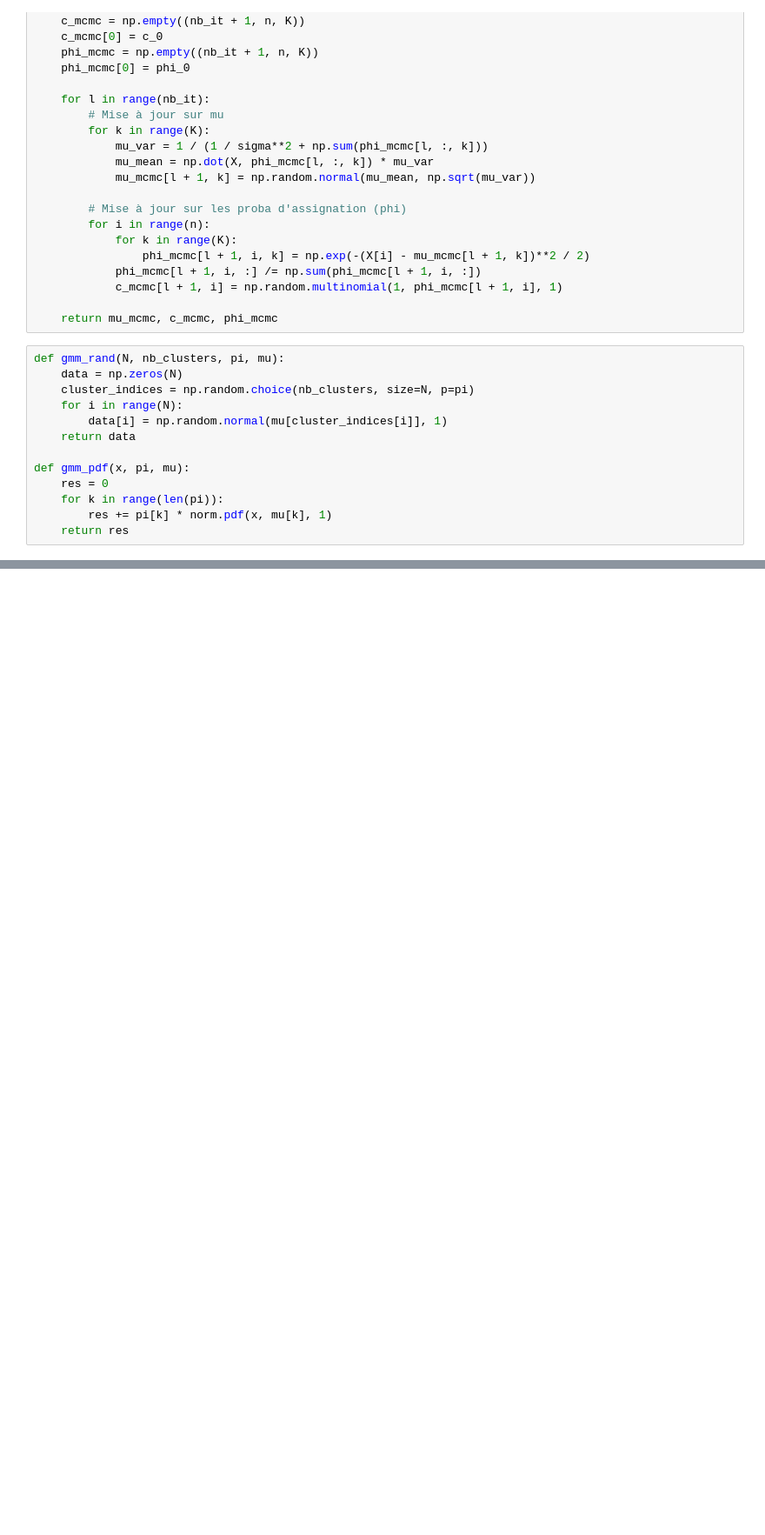
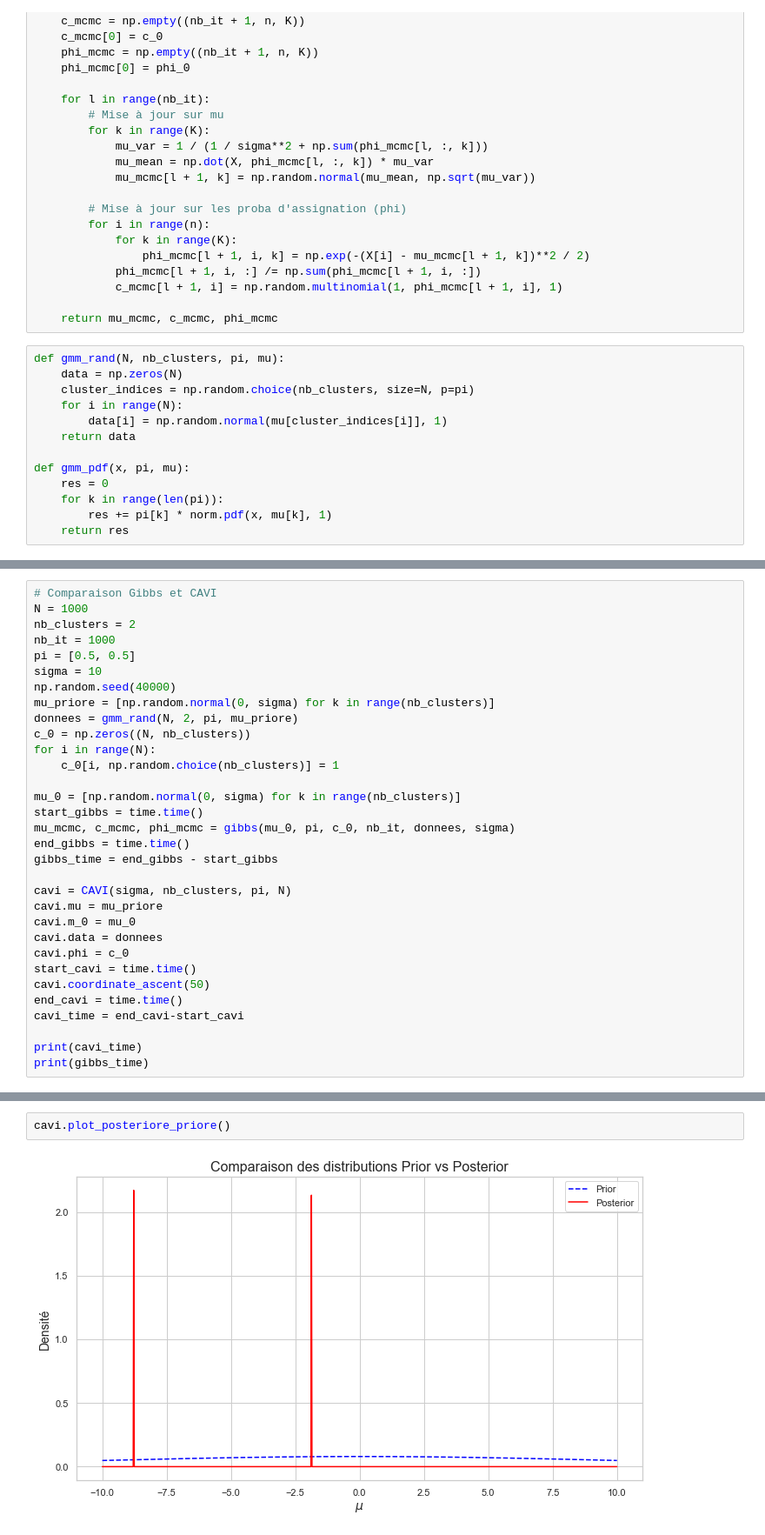
Before and after one commit to NinaMake/Projet-methodo, a Jupyter notebook: gibbs_gmm.ipynb, the cells around one changed output, grey strips where cells are left out. Shown at 87% size. Cells and saved outputs as stored; diff of their text form; blank space fills up the shorter version.

```diff
--- a/gibbs_gmm.ipynb
+++ b/gibbs_gmm.ipynb
@@ -66,0 +98,32 @@ mu_mcmc, c_mcmc, phi_mcmc = gibbs(mu_priore, pi, c_0, nb_it, donnees, sigma)
+# %%
+# Comparaison Gibbs et CAVI
+N = 1000
+nb_clusters = 2
+nb_it = 1000
+pi = [0.5, 0.5]
+sigma = 10
+np.random.seed(40000)
+mu_priore = [np.random.normal(0, sigma) for k in range(nb_clusters)]
+donnees = gmm_rand(N, 2, pi, mu_priore)
+c_0 = np.zeros((N, nb_clusters))
+for i in range(N):
+    c_0[i, np.random.choice(nb_clusters)] = 1
+
+mu_0 = [np.random.normal(0, sigma) for k in range(nb_clusters)]
+start_gibbs = time.time()
+mu_mcmc, c_mcmc, phi_mcmc = gibbs(mu_0, pi, c_0, nb_it, donnees, sigma)
+end_gibbs = time.time()
+gibbs_time = end_gibbs - start_gibbs
+
+cavi = CAVI(sigma, nb_clusters, pi, N)
+cavi.mu = mu_priore
+cavi.m_0 = mu_0
+cavi.data = donnees
+cavi.phi = c_0
+start_cavi = time.time()
+cavi.coordinate_ascent(50)
+end_cavi = time.time()
+cavi_time = end_cavi-start_cavi
+
+print(cavi_time)
+print(gibbs_time)
@@ -156,0 +198,4 @@ plt.show()
+# %%
+cavi.plot_posteriore_priore()
+# %% [output]
+[figure, added]
```
Also changed, not shown: parts of 5 cells of this notebook, 2 other files.
